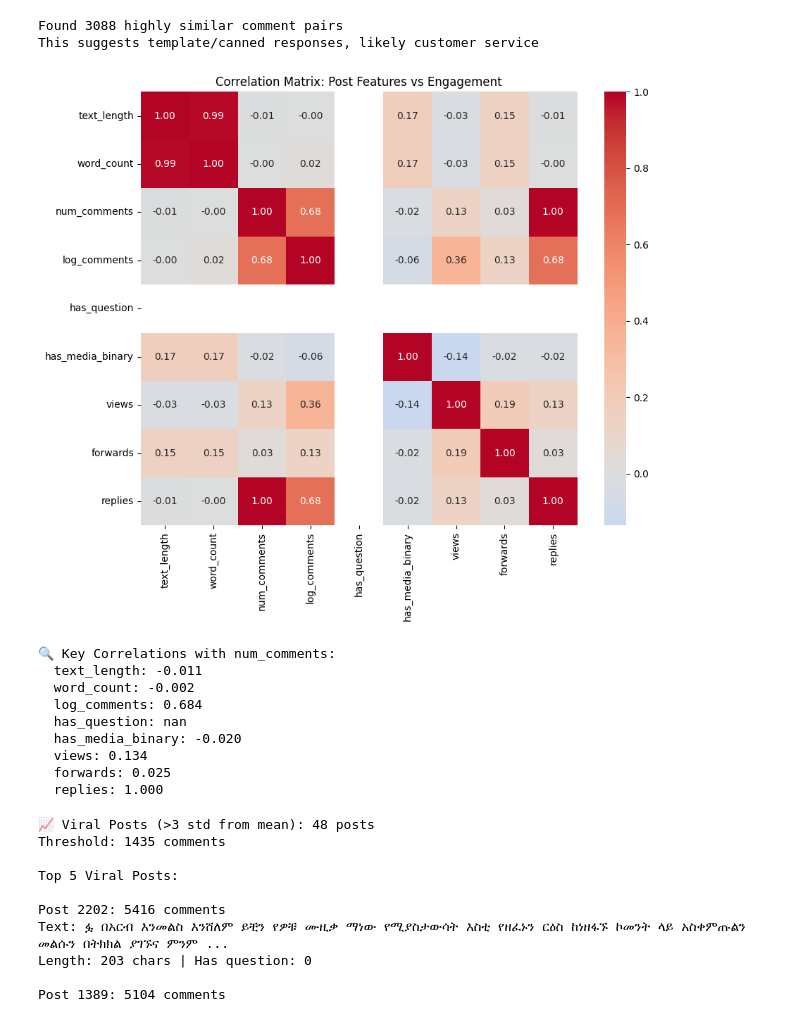
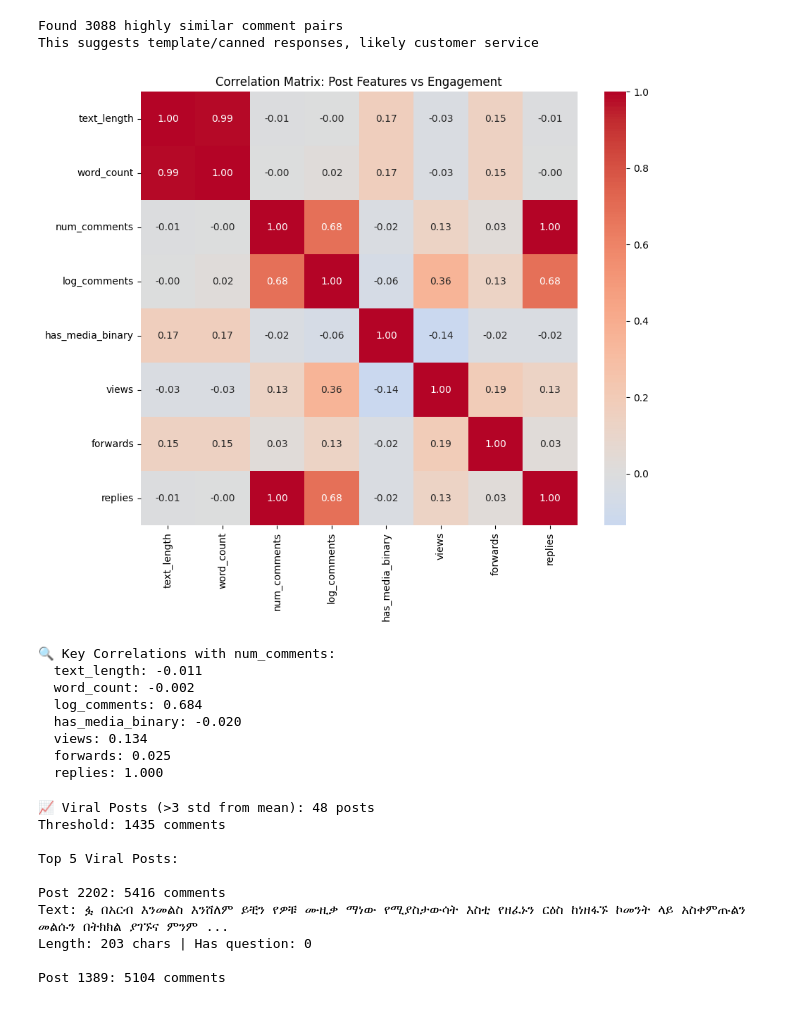
Before and after one commit to birhanumoges/Social-Media-Comment-Analysis, a Jupyter notebook: analysis_notebooks/EDA_Analysis.ipynb, the cells around one changed output. Drawn from its saved outputs; the diff is of its cells as text; code cells hidden in the pictures.

```diff
--- a/analysis_notebooks/EDA_Analysis.ipynb
+++ b/analysis_notebooks/EDA_Analysis.ipynb
@@ -571,34 +571,33 @@ This suggests template/canned responses, likely customer service
 # %%
 # Create features for correlation matrix
 posts_eda = posts.copy()
 posts_eda['log_comments'] = np.log1p(posts_eda['num_comments'])  # Log transform
 posts_eda['has_media_binary'] = posts_eda['has_media'].astype(int)
 
 # Select numeric columns
 corr_cols = ['text_length', 'word_count', 'num_comments', 'log_comments',
-             'has_question', 'has_media_binary', 'views', 'forwards', 'replies']
+              'has_media_binary', 'views', 'forwards', 'replies']
 
 corr_matrix = posts_eda[corr_cols].corr()
 
 # Heatmap
 plt.figure(figsize=(10, 8))
 sns.heatmap(corr_matrix, annot=True, cmap='coolwarm', center=0, fmt='.2f')
 plt.title('Correlation Matrix: Post Features vs Engagement')
 plt.show()
 
 # Key insights
 print("\n🔍 Key Correlations with num_comments:")
 for col in corr_cols:
     if col != 'num_comments':
         corr = corr_matrix.loc[col, 'num_comments']
         print(f"  {col}: {corr:.3f}")
 # %% [output]
-[figure, old version]
+[figure, new version]
 🔍 Key Correlations with num_comments:
   text_length: -0.011
   word_count: -0.002
   log_comments: 0.684
-  has_question: nan
   has_media_binary: -0.020
   views: 0.134
   forwards: 0.025
```
Also changed, not shown: parts of 1 cell of this notebook.
